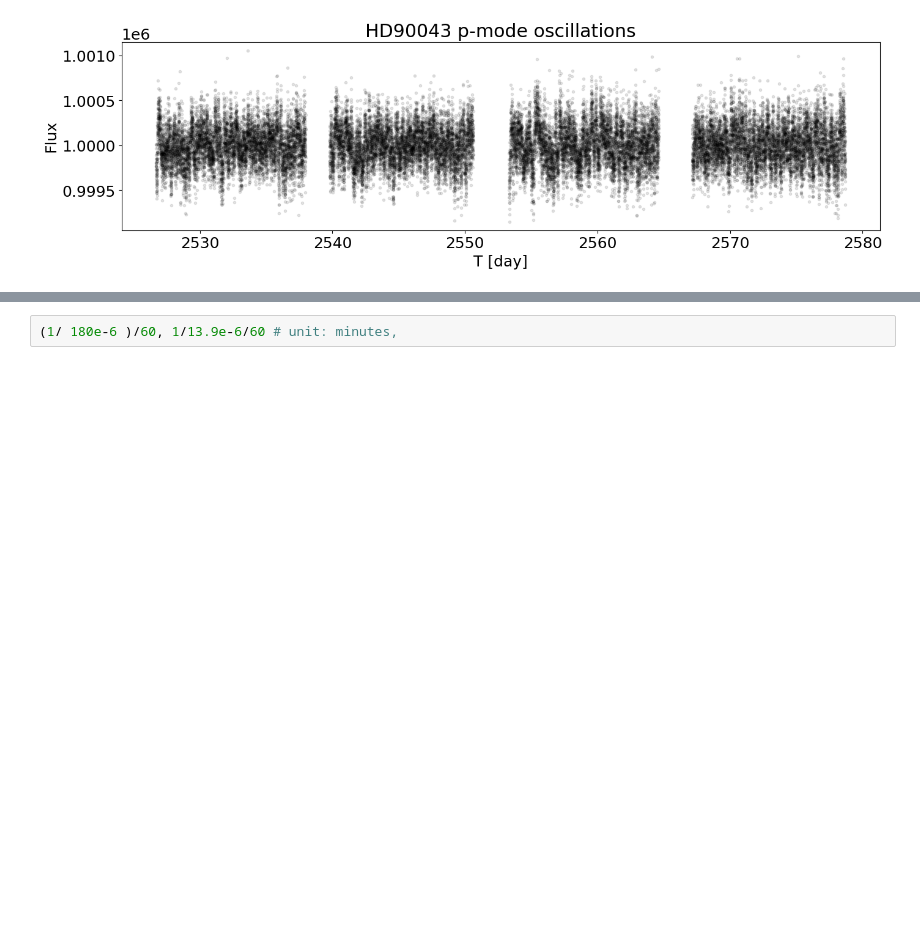
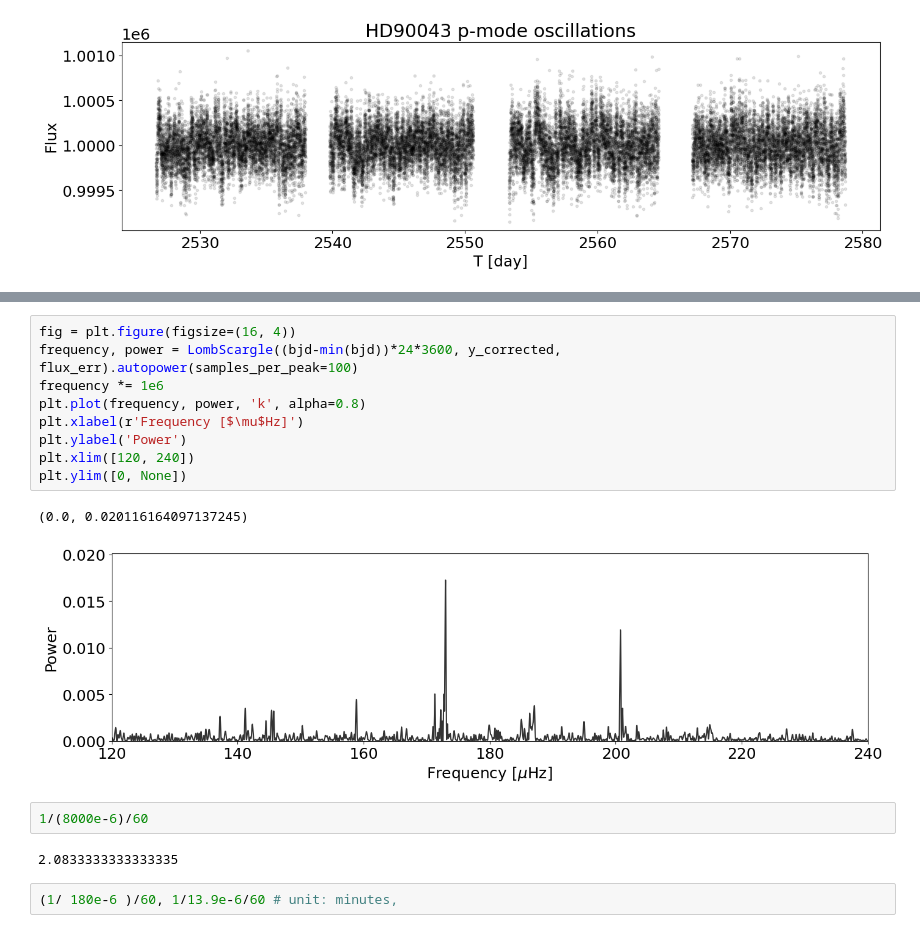
Before and after one commit to jinglinzhao/SONG, a Jupyter notebook: HD90043.ipynb, the cells around one changed output, grey strips where cells are left out. Cells and saved outputs as stored; diff of their text form; blank space fills up the shorter version.

```diff
--- a/HD90043.ipynb
+++ b/HD90043.ipynb
@@ -33,3 +120,19 @@ plt.plot(bjd, flux, 'k.', alpha=0.1)
+# %%
+fig = plt.figure(figsize=(16, 4))
+frequency, power = LombScargle((bjd-min(bjd))*24*3600, y_corrected, flux_err).autopower(samples_per_peak=100)
+frequency *= 1e6
+plt.plot(frequency, power, 'k', alpha=0.8)
+plt.xlabel(r'Frequency [$\mu$Hz]')
+plt.ylabel('Power')
+plt.xlim([120, 240])
+plt.ylim([0, None])
+# %% [output]
+(0.0, 0.020116164097137245)
+[figure, added]
+# %%
+1/(8000e-6)/60
+# %% [output]
+2.0833333333333335
 # %%
 (1/ 180e-6 )/60, 1/13.9e-6/60 # unit: minutes,
 # %% [output]
```
Also changed, not shown: parts of 12 cells of this notebook, 3 other files.
